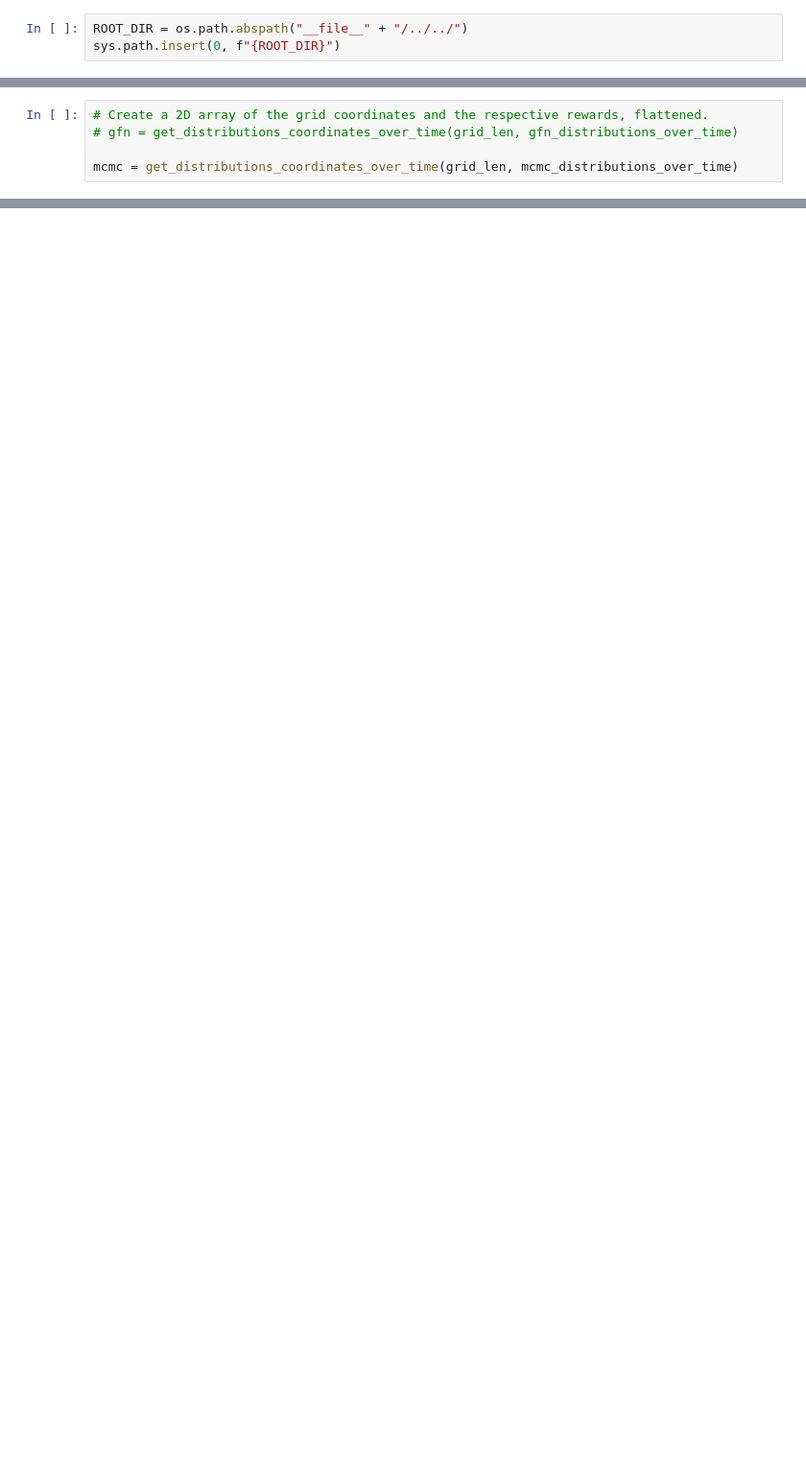
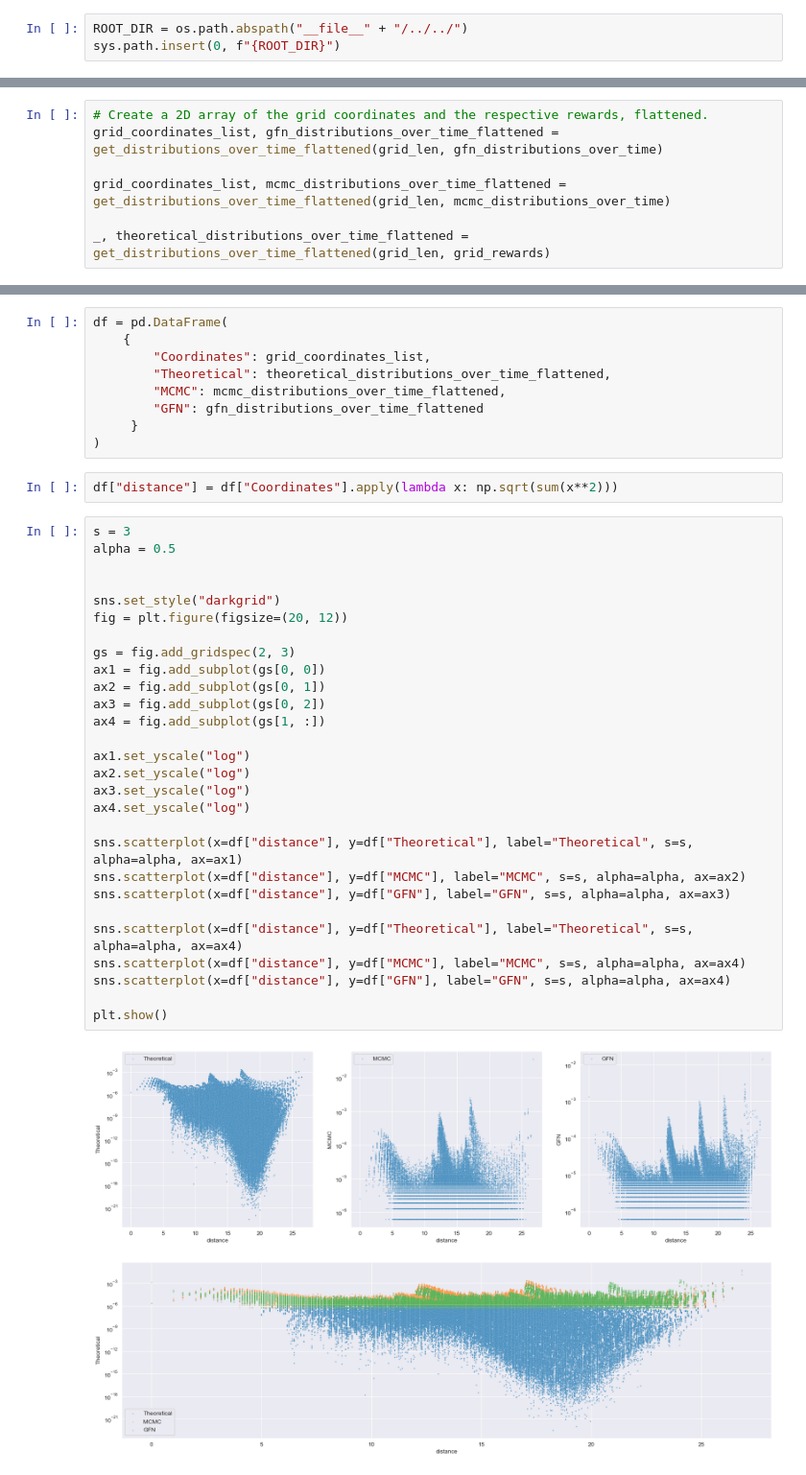
Before and after one commit to JosephRRB/torchgfn_spinfoams, a Jupyter notebook: notebooks/visualizations.ipynb, the cells around one changed output, grey strips where cells are left out. Shown: that part at 96% size. Cells and saved outputs as stored; diff of their text form; blank space fills up the shorter version.

Commit message:
Visual attempts

```diff
--- a/notebooks/visualizations.ipynb
+++ b/notebooks/visualizations.ipynb
@@ -66,5 +78,7 @@ mcmc_distributions_over_time, mcmc_n_t = get_distributions_over_time(
 # %%
 # Create a 2D array of the grid coordinates and the respective rewards, flattened.
-# gfn = get_distributions_coordinates_over_time(grid_len, gfn_distributions_over_time)
+grid_coordinates_list, gfn_distributions_over_time_flattened = get_distributions_over_time_flattened(grid_len, gfn_distributions_over_time)
 
-mcmc = get_distributions_coordinates_over_time(grid_len, mcmc_distributions_over_time)
+grid_coordinates_list, mcmc_distributions_over_time_flattened = get_distributions_over_time_flattened(grid_len, mcmc_distributions_over_time)
+
+_, theoretical_distributions_over_time_flattened = get_distributions_over_time_flattened(grid_len, grid_rewards)
@@ -84,0 +85,41 @@ SyntaxError: invalid syntax (3545756857.py, line 5)
+# %%
+df = pd.DataFrame(
+    {
+        "Coordinates": grid_coordinates_list,
+        "Theoretical": theoretical_distributions_over_time_flattened,
+        "MCMC": mcmc_distributions_over_time_flattened,
+        "GFN": gfn_distributions_over_time_flattened
+     }
+)
+# %%
+df["distance"] = df["Coordinates"].apply(lambda x: np.sqrt(sum(x**2)))
+# %%
+s = 3
+alpha = 0.5
+
+
+sns.set_style("darkgrid")
+fig = plt.figure(figsize=(20, 12))
+
+gs = fig.add_gridspec(2, 3)
+ax1 = fig.add_subplot(gs[0, 0])
+ax2 = fig.add_subplot(gs[0, 1])
+ax3 = fig.add_subplot(gs[0, 2])
+ax4 = fig.add_subplot(gs[1, :])
+
+ax1.set_yscale("log")
+ax2.set_yscale("log")
+ax3.set_yscale("log")
+ax4.set_yscale("log")
+
+sns.scatterplot(x=df["distance"], y=df["Theoretical"], label="Theoretical", s=s, alpha=alpha, ax=ax1)
+sns.scatterplot(x=df["distance"], y=df["MCMC"], label="MCMC", s=s, alpha=alpha, ax=ax2)
+sns.scatterplot(x=df["distance"], y=df["GFN"], label="GFN", s=s, alpha=alpha, ax=ax3)
+
+sns.scatterplot(x=df["distance"], y=df["Theoretical"], label="Theoretical", s=s, alpha=alpha, ax=ax4)
+sns.scatterplot(x=df["distance"], y=df["MCMC"], label="MCMC", s=s, alpha=alpha, ax=ax4)
+sns.scatterplot(x=df["distance"], y=df["GFN"], label="GFN", s=s, alpha=alpha, ax=ax4)
+
+plt.show()
+# %% [output]
+[figure, added]
```
Also changed, not shown: parts of 9 cells of this notebook.
